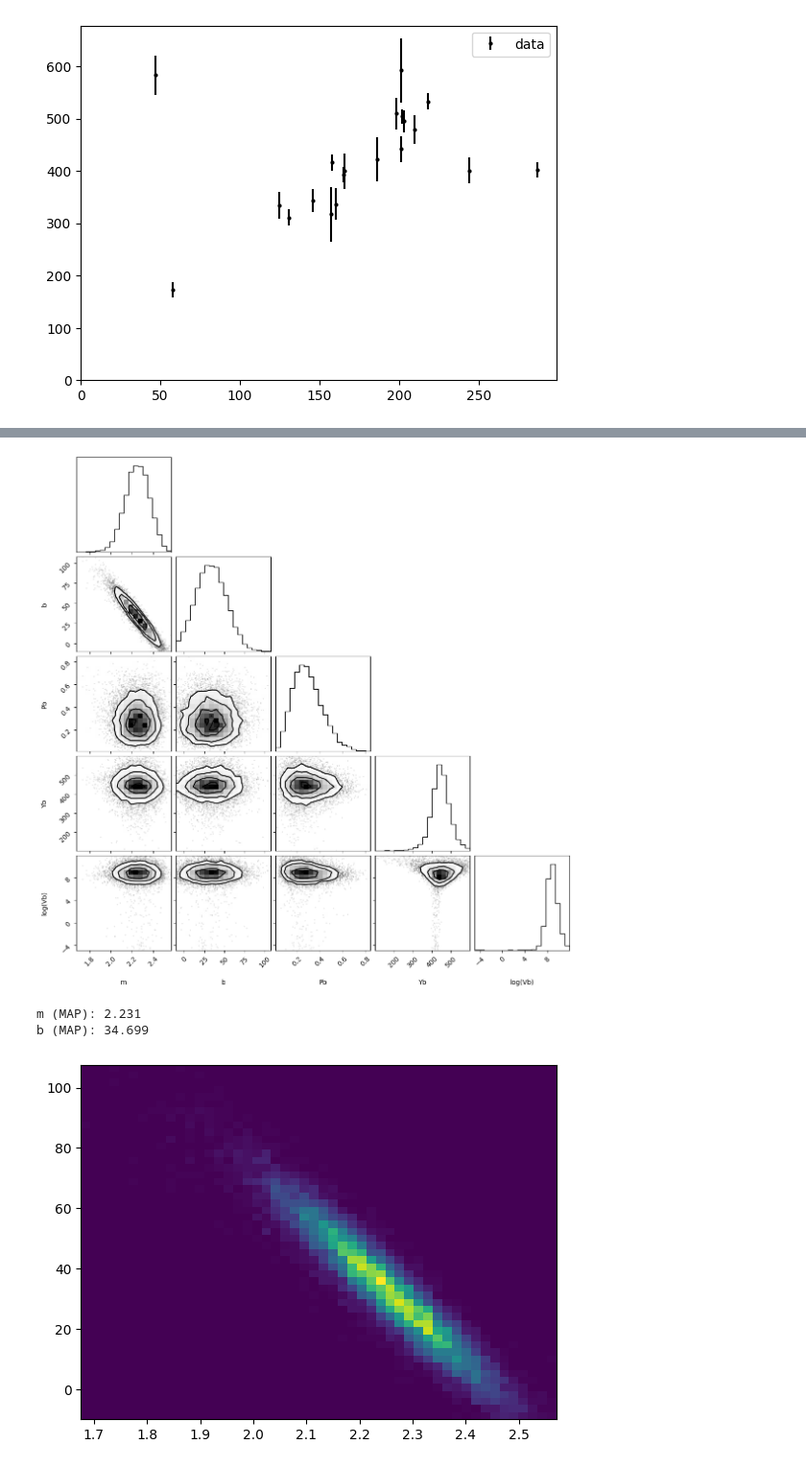
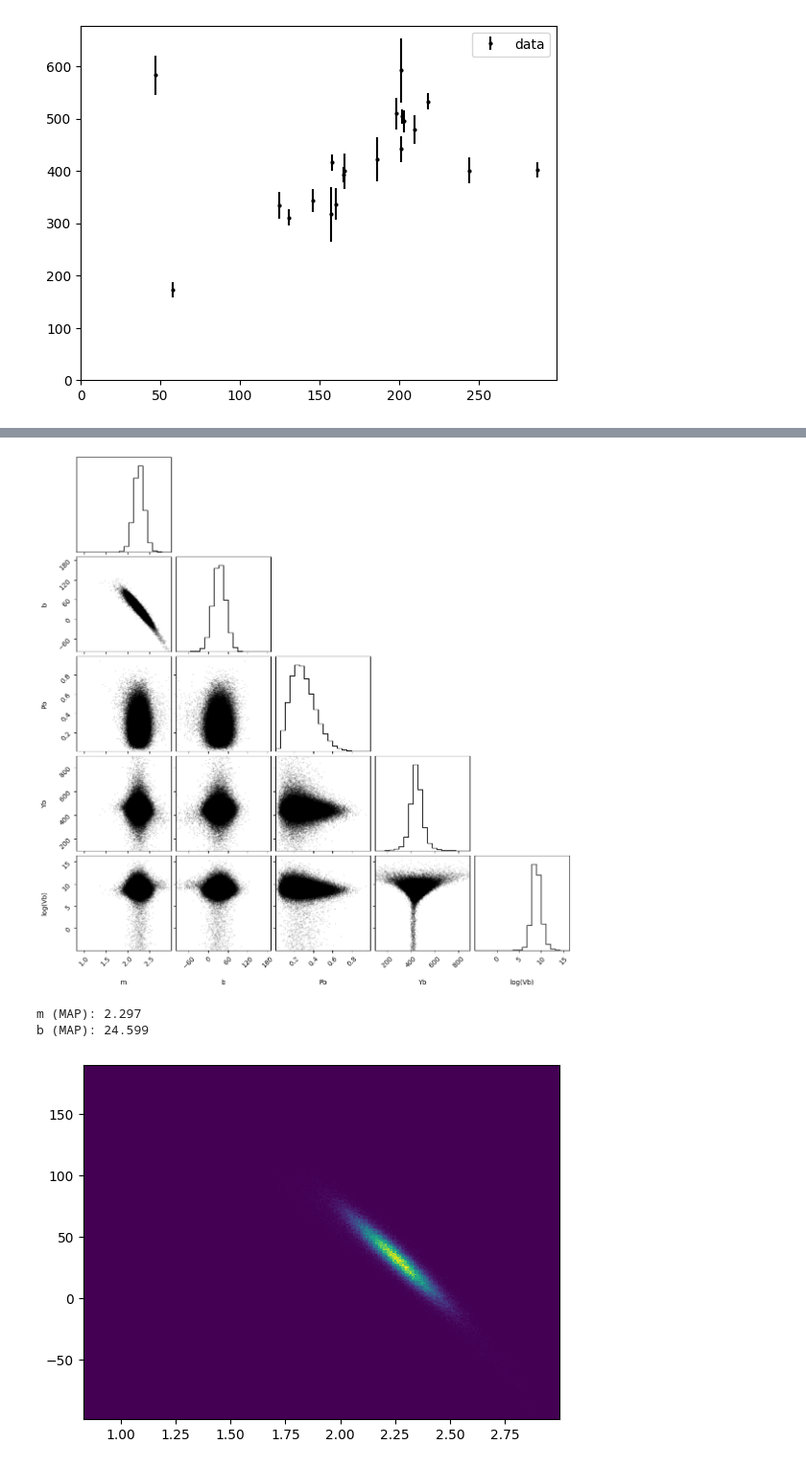
Before and after one commit to josh0429/Examples, a Jupyter notebook: Data-analysis-recipes/Exercise6.ipynb, the cells around one changed output, grey strips where cells are left out. Shown at 96% size. Saved outputs shown, nothing was run; the diff lists cells and outputs as text; code cells hidden in the pictures.

```diff
--- a/Data-analysis-recipes/Exercise6.ipynb
+++ b/Data-analysis-recipes/Exercise6.ipynb
@@ -26,4 +22,6 @@ plt.show()
 # %%
+# One can make this really fast by doing these functions in sympy and compiling in fortran
+
 # Define priors, likelihood, and posterior
 def log_likelihood(theta, x, y, yerr):
     m, b, Pb, Yb, log_Vb = theta
@@ -34,9 +32,10 @@ def log_likelihood(theta, x, y, yerr):
     p_bg = ( 1 / np.sqrt( 2 * np.pi * (Vb + sigma2) ) ) * np.exp( -0.5 * (y - Yb)**2 / ( Vb + sigma2 ) )
     return np.sum( np.log( (1 - Pb) * p_fg + Pb * p_bg ) )
 
+# Run the code once, make the box 10x as large as you think it needs to be. Then start reducing the size of the box.
 def log_prior(theta):
     m, b, Pb, Yb, log_Vb = theta
-    if -0.5 < m < 10 and -10 < b < 600 and 0.0 < Pb < 1.0 and 100 < Yb < 600 and -5 < log_Vb < 12:
+    if -50 < m < 10 and -100 < b < 200 and 0.0 < Pb < 1.0 and 100 < Yb < 900 and -5 < log_Vb < 30:
         return 0.0
     return -np.inf
 
@@ -51,7 +50,7 @@ start = np.repeat( np.array([[2.24, 34, 0.5, 400, 0]]), nwalkers, axis=0) + 1e-4
 sampler = emcee.EnsembleSampler(
     nwalkers, ndim, log_posterior, args=(x, y, err)
 )
-sampler.run_mcmc(start, 10000, progress=True);
+sampler.run_mcmc(start, 100000, progress=True);
 # %%
 # Time-series of parameters
 fig, axes = plt.subplots(5, figsize=(10,10), sharex=True)
@@ -69,23 +68,23 @@ axes[-1].set_xlabel("step number");
 # %%
-flat_samples = sampler.get_chain(discard=100, thin=30, flat=True)
+flat_samples = sampler.get_chain(discard=10000, thin=30, flat=True) # There is also a command in emcee that gives you the list of likelihoods for each sample.
 
 fig = corner.corner(
-    flat_samples, labels=labels
+    flat_samples, labels=labels, plot_contours=False, no_fill_contours=True, fill_contours=False, plot_density=False
 );
 # %% [output]
-[figure, old version]
+[figure, new version]
 # %%
 # MAP result
-n, bins_m, bins_b, patches = plt.hist2d(flat_samples[:,0], flat_samples[:,1], bins=50);
+n, bins_m, bins_b, patches = plt.hist2d(flat_samples[:,0], flat_samples[:,1], bins=300);
 index_mode = np.where(n==n.max())
 m_MAP = bins_m[index_mode[0][0]]
 b_MAP = bins_b[index_mode[1][0]]
 print('m (MAP): {0:.3f}'.format(m_MAP))
 print('b (MAP): {0:.3f}'.format(b_MAP))
 # %% [output]
-m (MAP): 2.231
-b (MAP): 34.699
+m (MAP): 2.297
+b (MAP): 24.599
-[figure, old version]
+[figure, new version]
 # %%
 # Marginalized corner plot
 fig = corner.corner(
```
Also changed, not shown: parts of 6 cells of this notebook, 1 other file.
